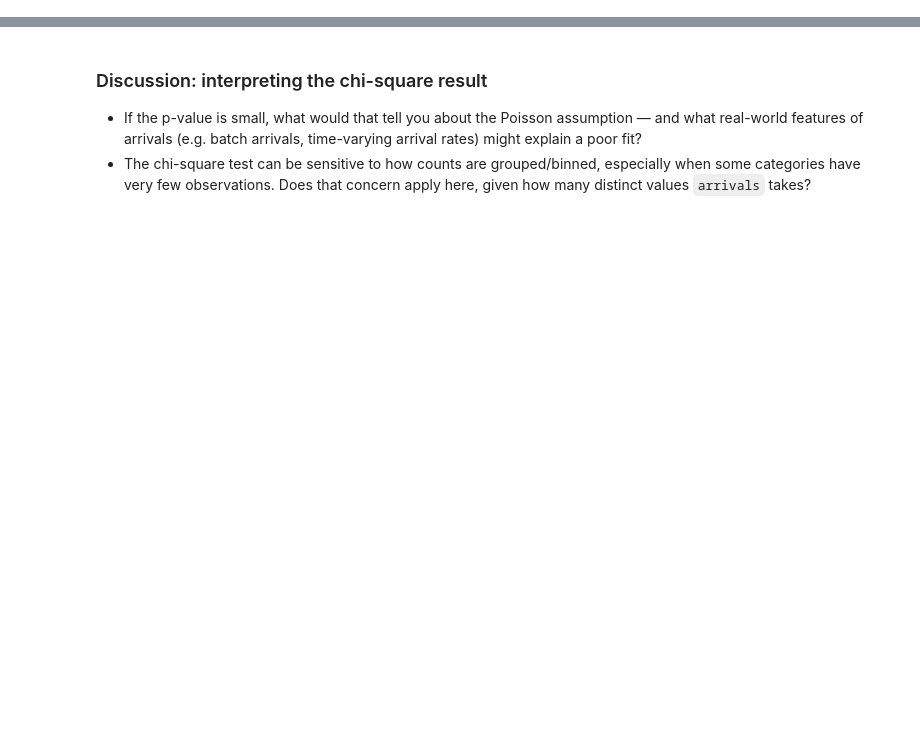
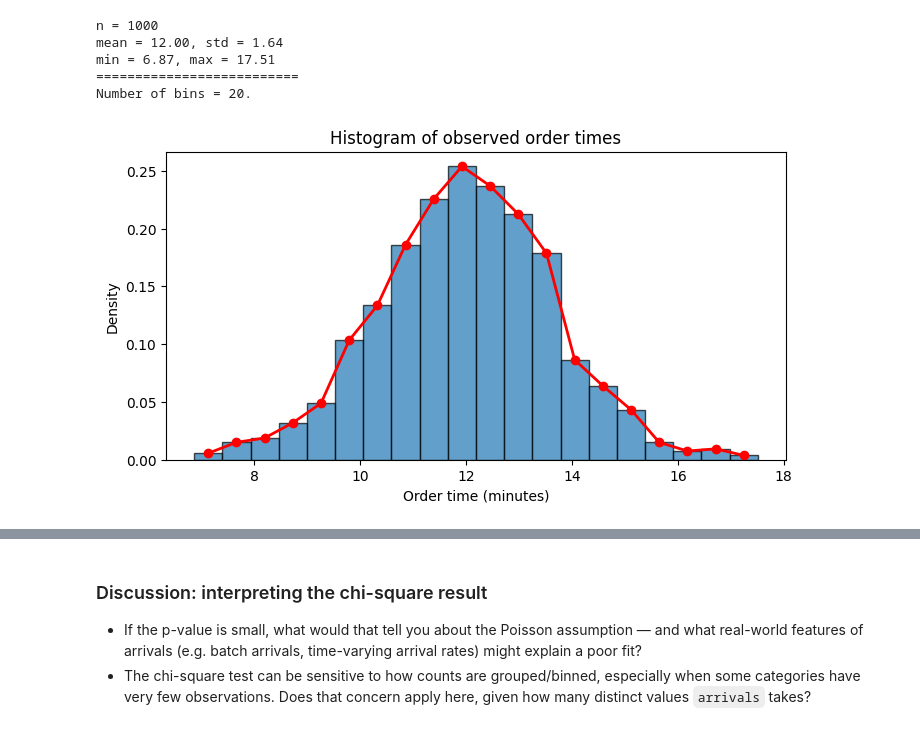
Before and after one commit to atajalili/sim, a Jupyter notebook: notebooks/session_02_input_analysis.ipynb, the cells around one changed output, grey strips where cells are left out. Cells and saved outputs as stored; diff of their text form; code cells hidden in the pictures; blank space fills up the shorter version.

```diff
--- a/notebooks/session_02_input_analysis.ipynb
+++ b/notebooks/session_02_input_analysis.ipynb
@@ -33,0 +134,41 @@ A simulation model is only as trustworthy as the random inputs that drive it. If
+# %%
+import numpy as np
+import pandas as pd
+import matplotlib.pyplot as plt
+from scipy import stats
+
+order_times = np.loadtxt('data/inputanalyzer_ordertimes.txt')
+
+# Here we determine the number of bins.
+#
+# Order times are continuous measurements ($6.87 \text{ mins}, 12.04 \text{ mins}$, etc.)
+# that can take any real value on a continuous spectrum. When passing bins=30, matplotlib
+# divides the range between min ($6.87$) and max ($17.51$) into 30 equally sized continuous
+# intervals. Because individual datapoints are decimal values, precise integer centering is
+# neither needed nor meaningful.
+
+number_of_bins = 20
+
+print(f"n = {len(order_times)}")
+print(f"mean = {order_times.mean():.2f}, std = {order_times.std():.2f}")
+print(f"min = {order_times.min():.2f}, max = {order_times.max():.2f}")
+print("==========================")
+print(f"Number of bins = {number_of_bins:.0f}.")
+
+counts, bin_edges = np.histogram(order_times, bins=number_of_bins, density=True)
+bin_centers = (bin_edges[:-1] + bin_edges[1:]) / 2
+
+plt.figure(figsize=(8, 4))
+plt.hist(order_times, bins=number_of_bins, density=True, edgecolor='black', alpha=0.7)
+plt.plot(bin_centers, counts, color='red', marker='o', linestyle='-', linewidth=2, label='Frequency Polygon')
+plt.xlabel('Order time (minutes)')
+plt.ylabel('Density')
+plt.title('Histogram of observed order times')
+plt.show()
+# %% [output]
+n = 1000
+mean = 12.00, std = 1.64
+min = 6.87, max = 17.51
+==========================
+Number of bins = 20.
+[figure, added]
```
Also changed, not shown: parts of 41 cells of this notebook.
